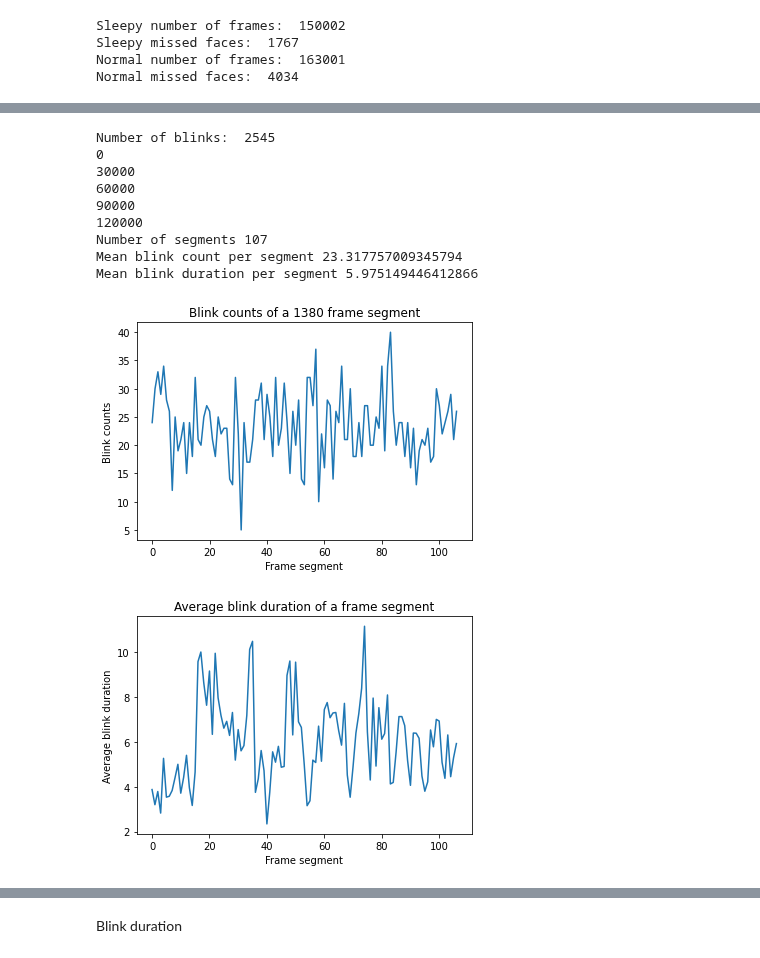
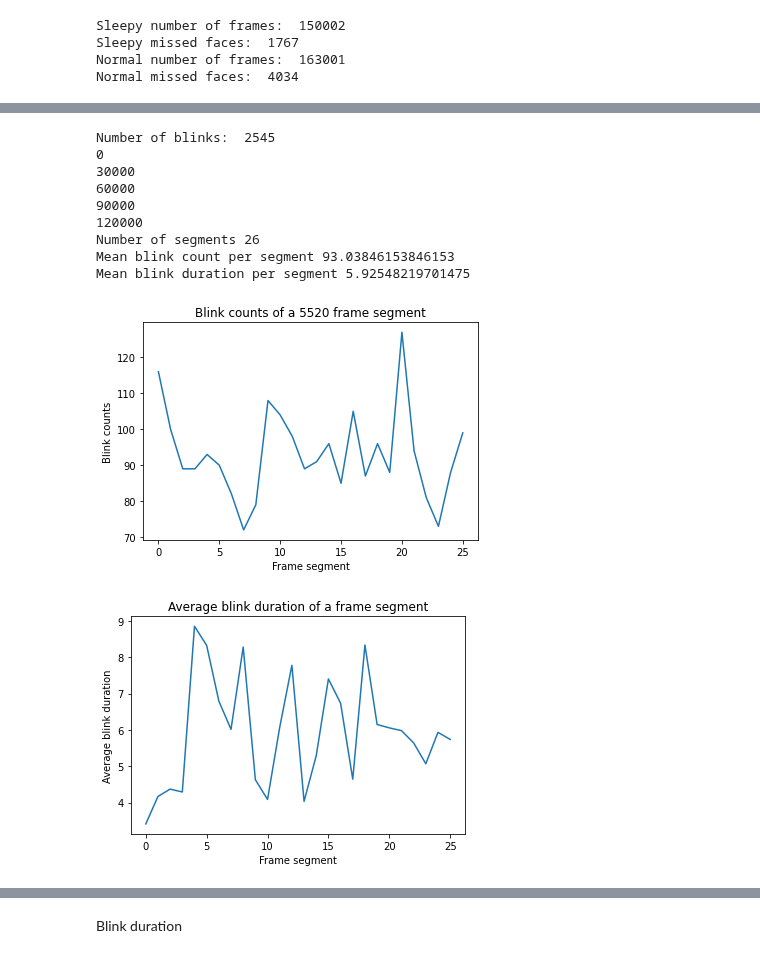
Before and after one commit to fruste/driver-drowsiness, a Jupyter notebook: code/feature_creation.ipynb, the cells around one changed output, grey strips where cells are left out. Cells and saved outputs as stored; diff of their text form; code cells hidden in the pictures.

```diff
--- a/code/feature_creation.ipynb
+++ b/code/feature_creation.ipynb
@@ -154,22 +154,22 @@ def plot_analysis(blink_counts, average_durs, save_counts=False, save_durs=False
     plt.show()
 # %%
 treshhold = 10
-segment_length = int(2760 / 2)
+segment_length = int(2760) * 2
 
 blink_counts_sleepy, average_durs_sleepy = run_analysis(status_rates_sleepy, wrong_frames_sleepy, treshhold, segment_length)
 plot_analysis(blink_counts_sleepy, average_durs_sleepy)
 # %% [output]
 Number of blinks:  2545
 0
 30000
 60000
 90000
 120000
-Number of segments 107
-Mean blink count per segment 23.317757009345794
-Mean blink duration per segment 5.975149446412866
+Number of segments 26
+Mean blink count per segment 93.03846153846153
+Mean blink duration per segment 5.92548219701475
-[figure, old version]
+[figure, new version]
-[figure, old version]
+[figure, new version]
 # %%
 blink_counts_normal, average_durs_normal = run_analysis(status_rates_normal, wrong_frames_normal, treshhold, segment_length)
 plot_analysis(blink_counts_normal, average_durs_normal)
```
Also changed, not shown: parts of 4 cells of this notebook, 1 other file.
